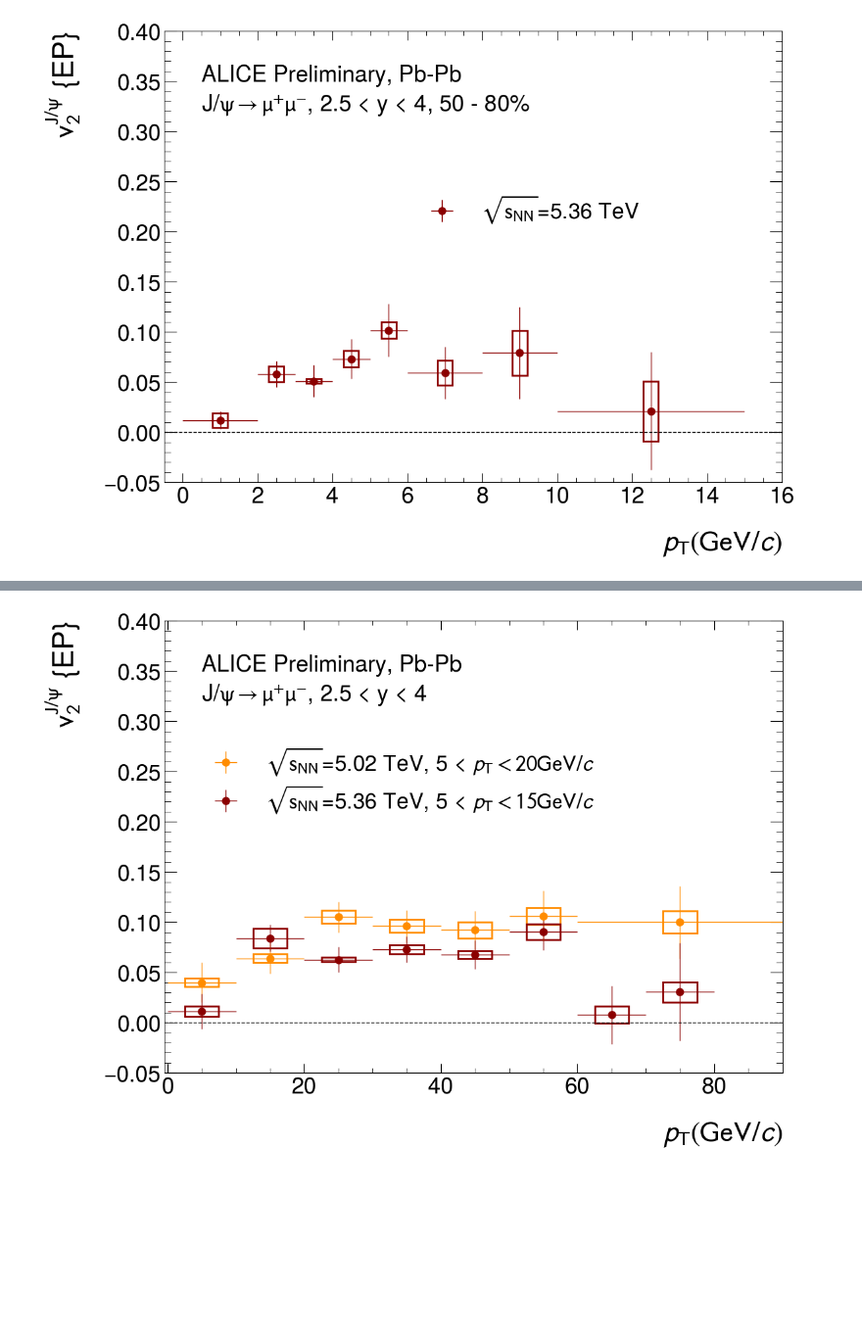
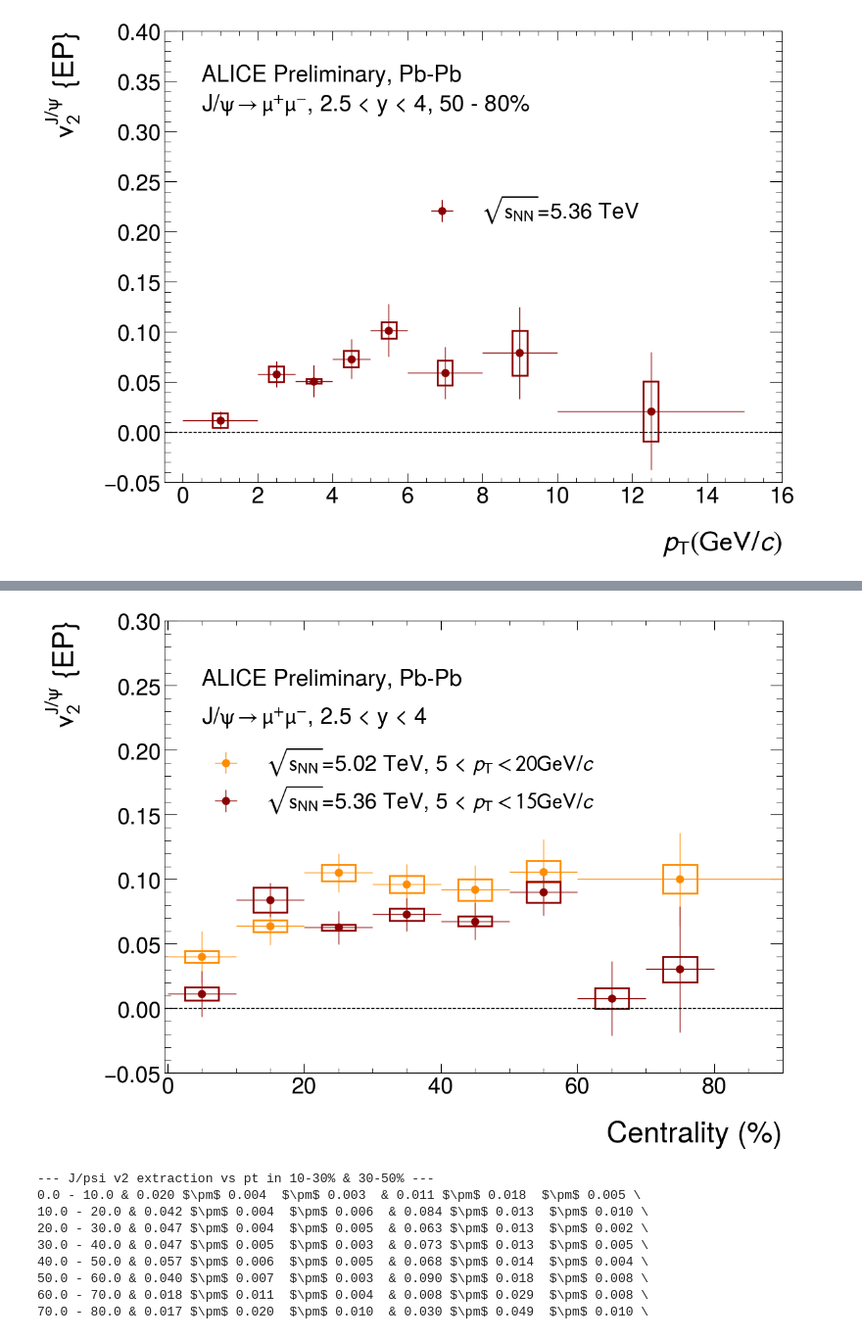
Before and after one commit to lucamicheletti93/jpsi_flow_run3, a Jupyter notebook: utils/plot_v2_results.ipynb, the cells around one changed output, grey strips where cells are left out. Shown at 98% size. Drawn from its saved outputs; the diff is of its cells as text; code cells hidden in the pictures; blank space fills up the shorter version.

Commit message:
Update the code plot the results

```diff
--- a/utils/plot_v2_results.ipynb
+++ b/utils/plot_v2_results.ipynb
@@ -460,38 +540,47 @@ centrMinPt515 = dfV2JpsiVsCentrPt515["x_min"]
 centrMaxPt515 = dfV2JpsiVsCentrPt515["x_max"]
 centrPt515 = (centrMinPt515 + centrMaxPt515) / 2.
 errCentrPt515 = (centrMaxPt515 - centrMinPt515) / 2.
 v2JpsiVsCentrPt515 = dfV2JpsiVsCentrPt515["val"]
 statV2JpsiVsCentrPt515 = dfV2JpsiVsCentrPt515["stat"]
 systV2JpsiVsCentrPt515 = dfV2JpsiVsCentrPt515["syst"]
 
 dfV2JpsiVsCentrRun2Pt520 = pd.read_csv('/Users/lucamicheletti/GITHUB/jpsi_flow_run3/results/run2_v2_vs_centr_5_20.txt', sep=' ')
 centrRun2Pt520 = dfV2JpsiVsCentrRun2Pt520["x"]
 errCentrRun2Pt520 = dfV2JpsiVsCentrRun2Pt520["ex"]
 v2JpsiVsCentrRun2Pt515 = dfV2JpsiVsCentrRun2Pt520["val"]
 statV2JpsiVsCentrRun2Pt515 = dfV2JpsiVsCentrRun2Pt520["stat"]
 systV2JpsiVsCentrRun2Pt515 = dfV2JpsiVsCentrRun2Pt520["syst"]
 
 # Creating histogram
 fig, ax = plt.subplots()
 plot_syst(centrRun2Pt520, 2.5, v2JpsiVsCentrRun2Pt515, systV2JpsiVsCentrRun2Pt515, ax, 'darkorange', 2)
 plot_syst(centrPt515, 2.5, v2JpsiVsCentrPt515, systV2JpsiVsCentrPt515, ax, 'darkred', 2)
 
 
-plt.xlabel(r'$\it{p}_{\rm{T}} (\rm{GeV}/\it{c})$')
+plt.xlabel(r'Centrality (%)')
 plt.ylabel(r'$v_{2}^{J/\psi}$ {EP}')
 plt.xlim(-0.5, 90)
-plt.ylim(-0.05, 0.40)
+plt.ylim(-0.05, 0.30)
 plt.errorbar(centrRun2Pt520, v2JpsiVsCentrRun2Pt515, xerr=errCentrRun2Pt520, yerr=statV2JpsiVsCentrRun2Pt515, label=r'$\sqrt{s_{\rm{NN}}}$=5.02 TeV, 5 < $\it{p}_{\rm{T}} < 20 \rm{GeV}/\it{c}$', fmt='o', color='darkorange', ecolor='darkorange')
 plt.errorbar(centrPt515, v2JpsiVsCentrPt515, xerr=errCentrPt515, yerr=statV2JpsiVsCentrPt515, label=r'$\sqrt{s_{\rm{NN}}}$=5.36 TeV, 5 < $\it{p}_{\rm{T}} < 15 \rm{GeV}/\it{c}$', fmt='o', color='darkred', ecolor='darkred')
 plt.legend(loc=(0.05, 0.55), fontsize='xx-large')
-plt.text(5.0, 0.35, r'ALICE Preliminary, Pb-Pb', fontsize=25)
-plt.text(5.0, 0.32, r'J/$\psi\rightarrow\mu^{+}\mu^{-}$, 2.5 < y < 4', fontsize=25)
+plt.text(5.0, 0.25, r'ALICE Preliminary, Pb-Pb', fontsize=25)
+plt.text(5.0, 0.22, r'J/$\psi\rightarrow\mu^{+}\mu^{-}$, 2.5 < y < 4', fontsize=25)
 plt.axhline(y=0., color='black', linestyle='--')
 #plt.gca().add_patch(box)
 plt.savefig("/Users/lucamicheletti/GITHUB/jpsi_flow_run3/figures/pass4/v2_jpsi_vs_centr_pt_5_15_run2_vs_run3.pdf", format="pdf", bbox_inches="tight")
 plt.show()
 # %% [output]
-[figure, old version]
+[figure, new version]
+--- J/psi v2 extraction vs pt in 10-30% & 30-50% ---
+0.0 - 10.0 & 0.020 $\pm$ 0.004  $\pm$ 0.003  & 0.011 $\pm$ 0.018  $\pm$ 0.005 \
+10.0 - 20.0 & 0.042 $\pm$ 0.004  $\pm$ 0.006  & 0.084 $\pm$ 0.013  $\pm$ 0.010 \
+20.0 - 30.0 & 0.047 $\pm$ 0.004  $\pm$ 0.005  & 0.063 $\pm$ 0.013  $\pm$ 0.002 \
+30.0 - 40.0 & 0.047 $\pm$ 0.005  $\pm$ 0.003  & 0.073 $\pm$ 0.013  $\pm$ 0.005 \
+40.0 - 50.0 & 0.057 $\pm$ 0.006  $\pm$ 0.005  & 0.068 $\pm$ 0.014  $\pm$ 0.004 \
+50.0 - 60.0 & 0.040 $\pm$ 0.007  $\pm$ 0.003  & 0.090 $\pm$ 0.018  $\pm$ 0.008 \
+60.0 - 70.0 & 0.018 $\pm$ 0.011  $\pm$ 0.004  & 0.008 $\pm$ 0.029  $\pm$ 0.008 \
+70.0 - 80.0 & 0.017 $\pm$ 0.020  $\pm$ 0.010  & 0.030 $\pm$ 0.049  $\pm$ 0.010 \
 # %%
 # Creating histogram
 fig, ax = plt.subplots()
```
Also changed, not shown: parts of 4 cells of this notebook, 1 other file.
